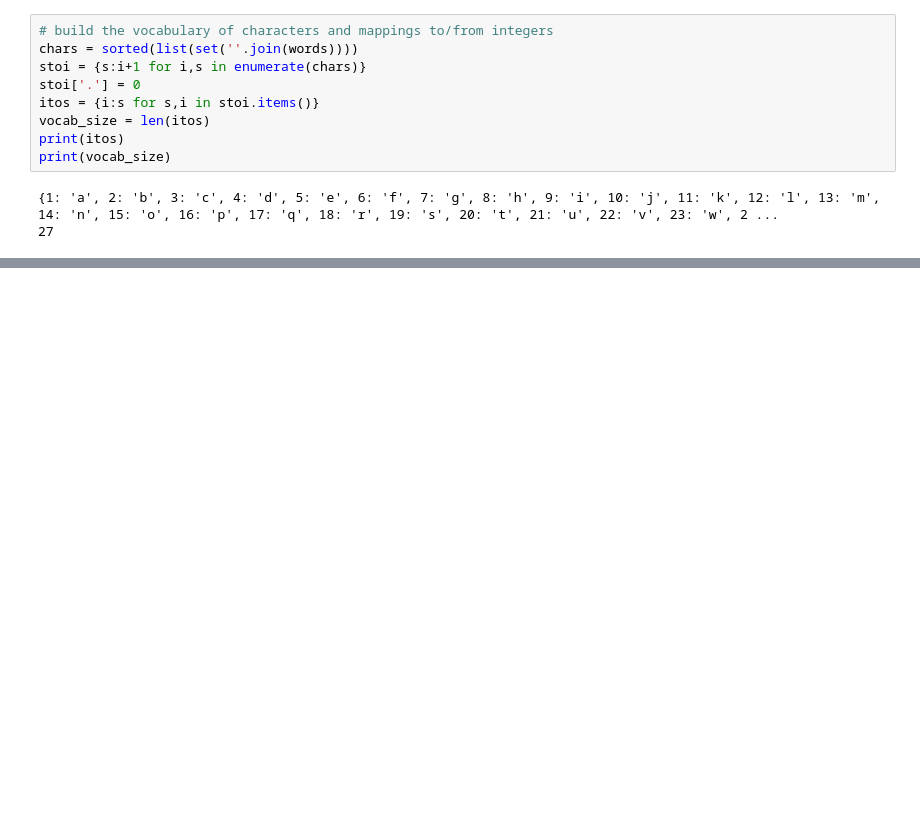
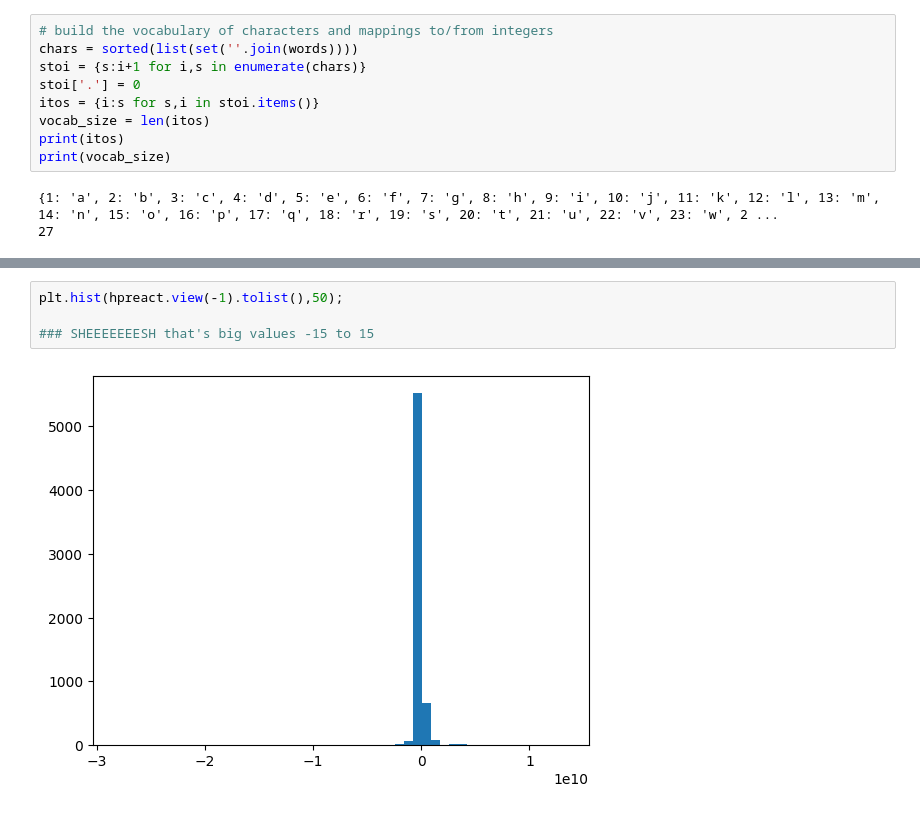
Before and after one commit to Antimatter543/karpathy-NN-lectures, a Jupyter notebook: 4 - makemore-pt3/makemore-bn.ipynb, the cells around one changed output, grey strips where cells are left out. Saved outputs shown, nothing was run; the diff lists cells and outputs as text; blank space fills up the shorter version.

```diff
--- a/4 - makemore-pt3/makemore-bn.ipynb
+++ b/4 - makemore-pt3/makemore-bn.ipynb
@@ -121,0 +258,6 @@ plt.plot(lossi)
+# %%
+plt.hist(hpreact.view(-1).tolist(),50);
+
+### SHEEEEEEESH that's big values -15 to 15
+# %% [output]
+[figure, added]
```
Also changed, not shown: parts of 20 cells of this notebook, 2 other files.
